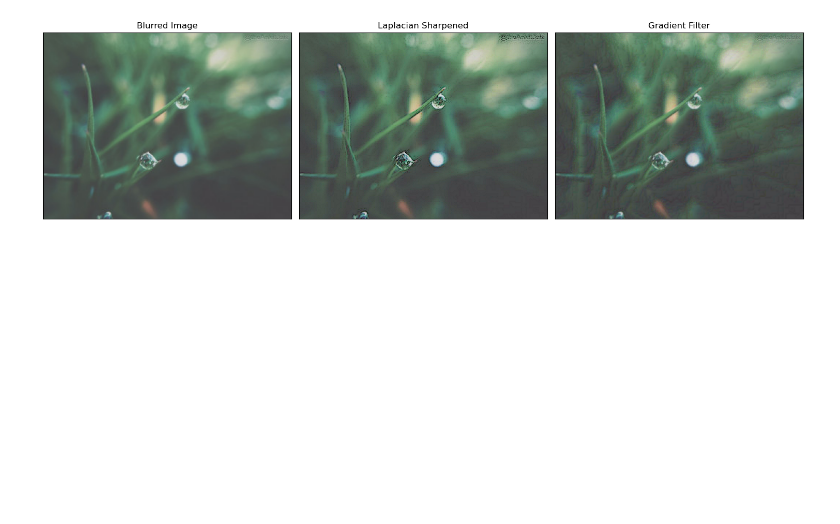
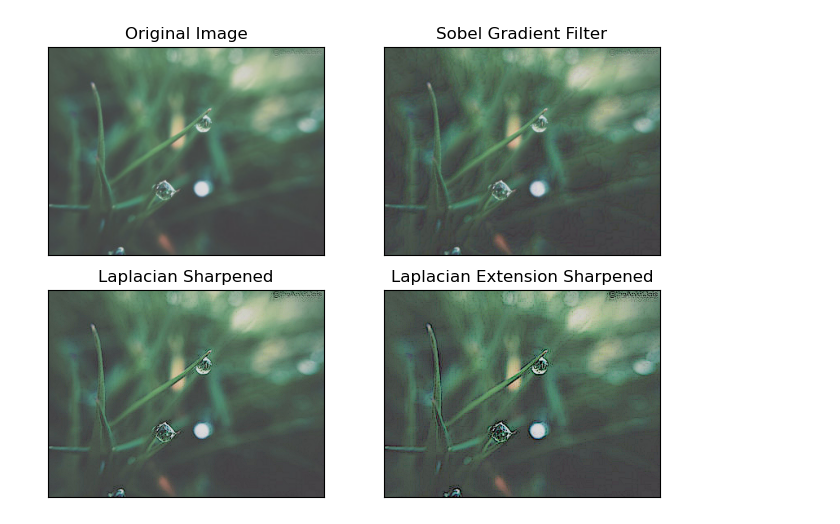
Before and after one commit to ExitedState/2301368-img_proc_lab, a Jupyter notebook: Assignment #3/Q2/LAB3_q2.ipynb, the cells around one changed output. Drawn from its saved outputs; the diff is of its cells as text; code cells hidden in the pictures; blank space fills up the shorter version.

Commit message:
q2_code_refactor add Laplacian extension

```diff
--- a/Assignment #3/Q2/LAB3_q2.ipynb
+++ b/Assignment #3/Q2/LAB3_q2.ipynb
@@ -42,45 +70,35 @@ def apply_gradient_filter(image):
 # %%
-def apply_filter(image, filter_function):
-    # Split the image into its RGB channels
-    r, g, b = cv2.split(image)
-
-    # Apply the filter function to each channel
-    r_filtered = filter_function(r)
-    g_filtered = filter_function(g)
-    b_filtered = filter_function(b)
-
-    # Merge the filtered channels
-    filtered_image = cv2.merge([r_filtered, g_filtered, b_filtered])
-
-    return filtered_image
-
 # Load image
 blurred_image_color = cv2.imread("../original_images/blurred_image.jpg")
-
-# Convert the color order from BGR (OpenCV default) to RGB for display
-blurred_image_rgb = cv2.cvtColor(blurred_image_color, cv2.COLOR_BGR2RGB)
-
 # Apply the sharpening filters to the color image
-laplacian_sharpened_image_color = apply_filter(blurred_image_color, apply_laplacian_filter)
-gradient_image_color = apply_filter(blurred_image_color, apply_gradient_filter)
+laplacian_sharpened = apply_filter(blurred_image_color, apply_laplacian_filter)
+laplacian_extension_sharpened = apply_filter(blurred_image_color, apply_laplacian_extension_filter)
+gradient_sobel_sharpened = apply_filter(blurred_image_color, apply_gradient_filter)
 
 # Convert the color order from BGR to RGB for display
-laplacian_sharpened_rgb = cv2.cvtColor(laplacian_sharpened_image_color, cv2.COLOR_BGR2RGB)
-gradient_rgb = cv2.cvtColor(gradient_image_color, cv2.COLOR_BGR2RGB)
+blurred_image_rgb = cv2.cvtColor(blurred_image_color, cv2.COLOR_BGR2RGB)
+laplacian = cv2.cvtColor(laplacian_sharpened, cv2.COLOR_BGR2RGB)
+laplacian_extension = cv2.cvtColor(laplacian_extension_sharpened, cv2.COLOR_BGR2RGB)
+gradient_sobel = cv2.cvtColor(gradient_sobel_sharpened, cv2.COLOR_BGR2RGB)
+
 # Save the output images
-cv2.imwrite(f"./OUTPUT/laplacian.png", laplacian_sharpened_rgb)
-cv2.imwrite(f"./OUTPUT/gradient.png", gradient_rgb)
+cv2.imwrite(f"./OUTPUT/laplacian.png", laplacian)
+cv2.imwrite(f"./OUTPUT/laplacianExtension.png", laplacian_extension)
+cv2.imwrite(f"./OUTPUT/gradientSobel.png", gradient_sobel)
 
 # Display the results
-plt.figure(figsize=(15, 5))
-plt.subplot(1, 3, 1), plt.imshow(blurred_image_rgb)
-plt.title('Blurred Image'), plt.xticks([]), plt.yticks([])
-plt.subplot(1, 3, 2), plt.imshow(laplacian_sharpened_rgb)
+plt.figure(figsize=(7, 5))
+plt.subplot(2, 2, 1), plt.imshow(blurred_image_rgb)
+plt.title('Original Image'), plt.xticks([]), plt.yticks([])
+plt.subplot(2, 2, 2), plt.imshow(gradient_sobel)
+plt.title('Sobel Gradient Filter'), plt.xticks([]), plt.yticks([])
+plt.subplot(2, 2, 3), plt.imshow(laplacian)
 plt.title('Laplacian Sharpened'), plt.xticks([]), plt.yticks([])
-plt.subplot(1, 3, 3), plt.imshow(gradient_rgb)
-plt.title('Gradient Filter'), plt.xticks([]), plt.yticks([])
+plt.subplot(2, 2, 4), plt.imshow(laplacian_extension)
+plt.title('Laplacian Extension Sharpened'), plt.xticks([]), plt.yticks([])
+
 
 plt.tight_layout()
 plt.show()
 # %% [output]
-[figure, old version]
+[figure, new version]
```
Also changed, not shown: parts of 1 cell of this notebook, 2 other files.
